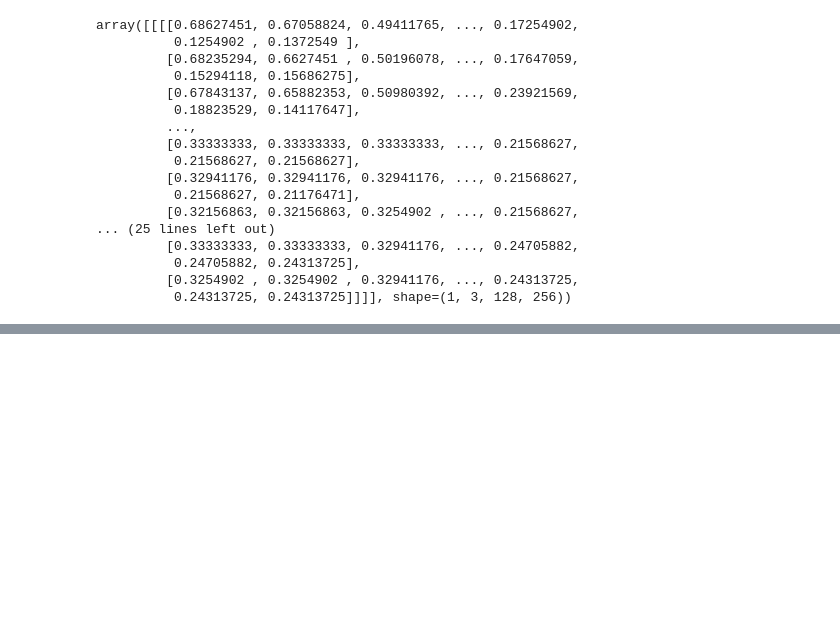
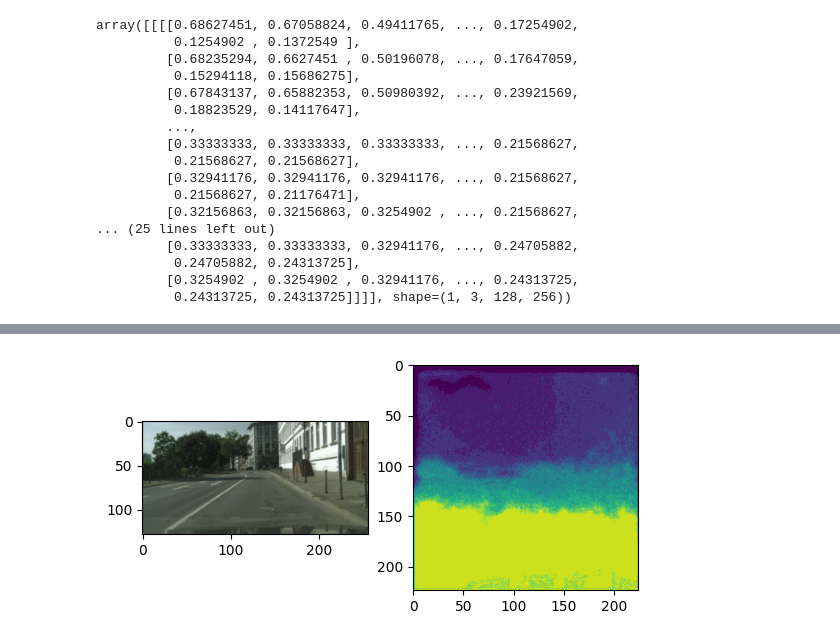
Before and after one commit to ekohachi22/MonocularDepthEstimation, a Jupyter notebook: notebooks/experiments.ipynb, the cells around one changed output, grey strips where cells are left out. Cells and saved outputs as stored; diff of their text form; code cells hidden in the pictures; blank space fills up the shorter version.

```diff
--- a/notebooks/experiments.ipynb
+++ b/notebooks/experiments.ipynb
@@ -103,0 +189,31 @@ for i in range(10, 20):
+# %%
+import onnxruntime as ort
+from PIL import Image
+import numpy as np
+from PIL import Image
+import torchvision.transforms as transforms
+
+session = ort.InferenceSession("quantized_model.onnx", providers=['CPUExecutionProvider'])
+inp = test_data["img"][6]
+
+def preprocess_image(image_array):
+    image_array = (image_array * 255).astype(np.uint8)
+
+    # Convert to PIL Image
+    image = Image.fromarray(image_array)
+
+    transform = transforms.Compose([
+        transforms.Resize((224, 224)),
+        transforms.ToTensor(),
+    ])
+    tensor = transform(image).unsqueeze(0)
+    return tensor.numpy().astype(np.float32)
+
+input_tensor = preprocess_image(inp)
+inputs = {session.get_inputs()[0].name: input_tensor}
+outputs = session.run(None, inputs)
+
+d = np.transpose(outputs[0][0], (1, 2, 0))
+data_visualize.visualize_image_depth(inp, d)
+# %% [output]
+[figure, added]
```
Also changed, not shown: parts of 5 cells of this notebook, 2 other files.
